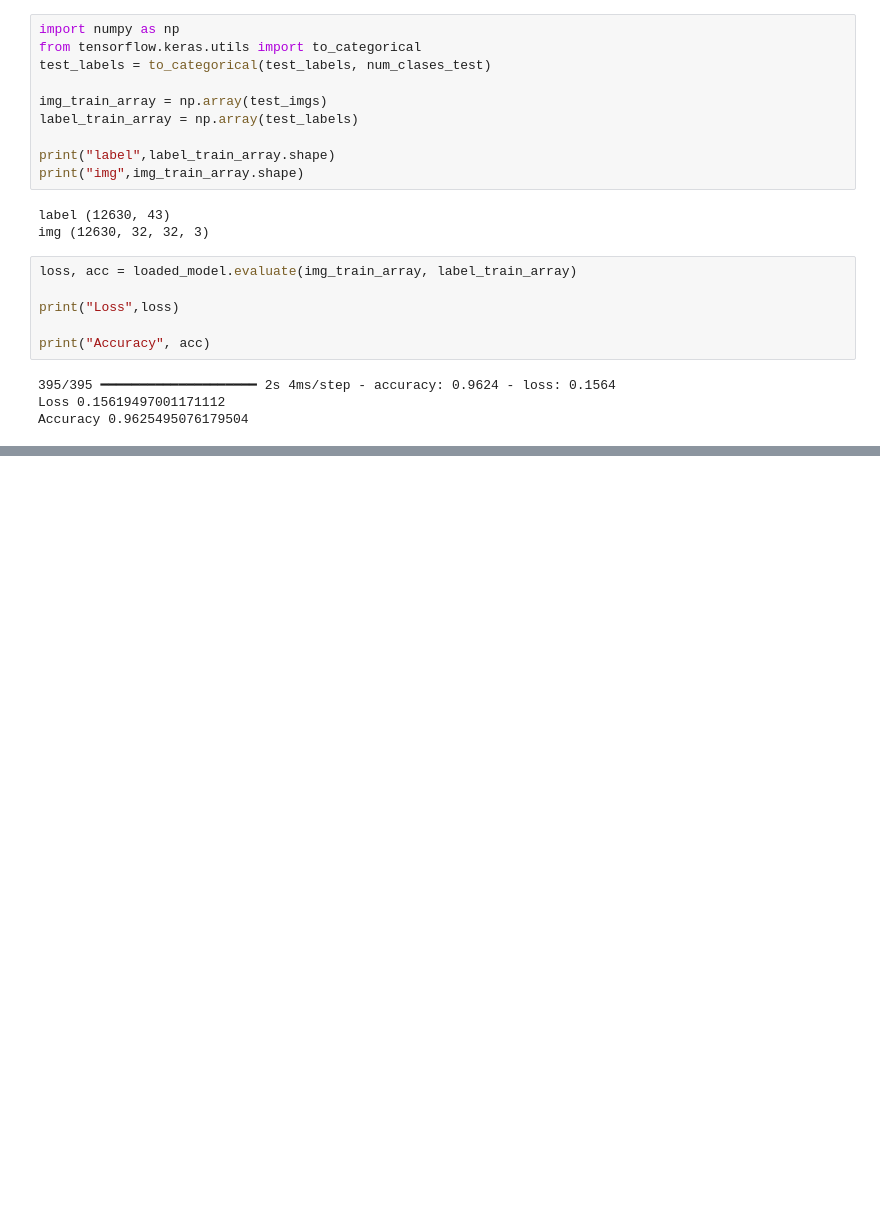
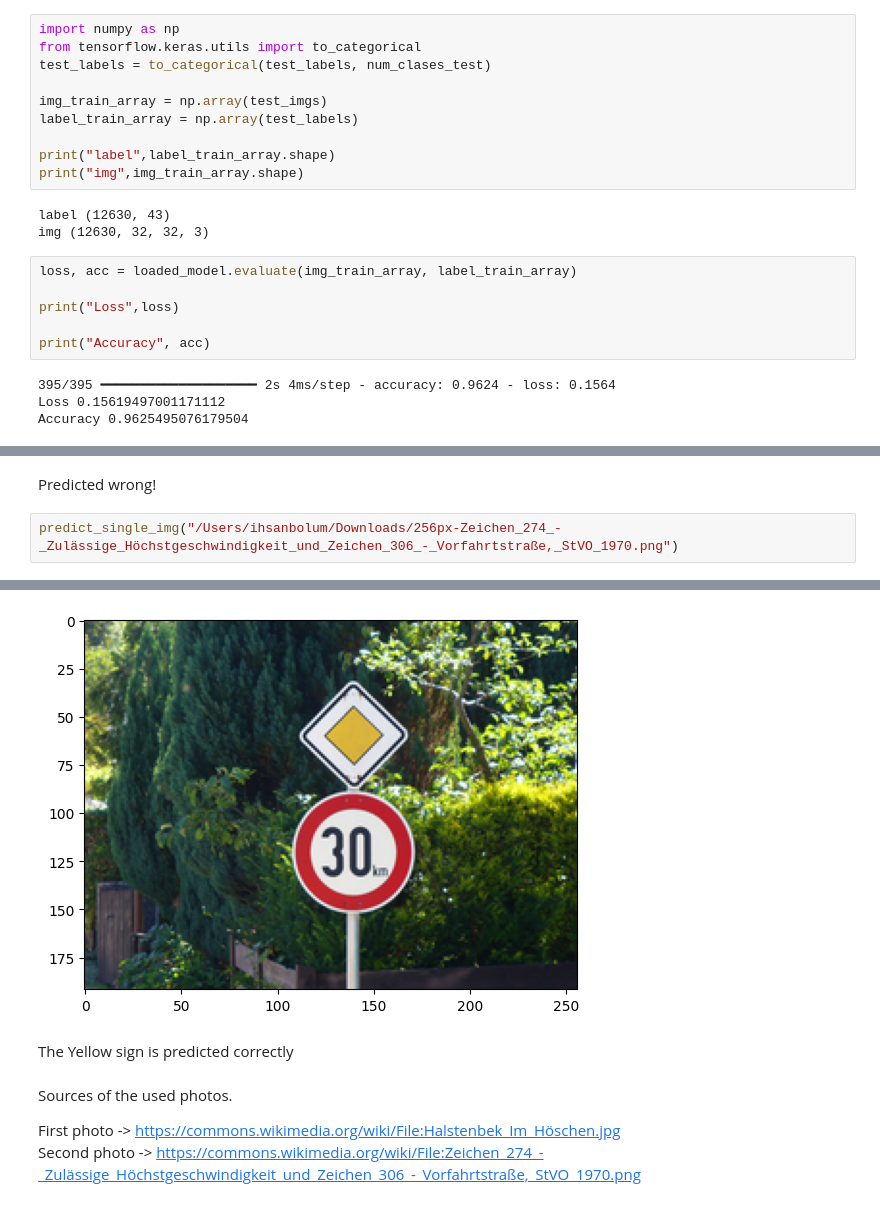
Before and after one commit to ichzann/German-Traffic-Sign-Recognition-CNN, a Jupyter notebook: Ml_Traffic_signs.ipynb, the cells around one changed output, grey strips where cells are left out. Saved outputs shown, nothing was run; the diff lists cells and outputs as text; blank space fills up the shorter version.

```diff
--- a/Ml_Traffic_signs.ipynb
+++ b/Ml_Traffic_signs.ipynb
@@ -243,0 +262,5 @@ Accuracy 0.9625495076179504
+# %% [markdown]
+Predicted wrong!
+# %%
+predict_single_img("/Users/ihsanbolum/Downloads/256px-Zeichen_274_-_Zulässige_Höchstgeschwindigkeit_und_Zeichen_306_-_Vorfahrtstraße,_StVO_1970.png")
+# %% [output]
@@ -243,0 +269,8 @@ Accuracy 0.9625495076179504
+[figure, added]
+# %% [markdown]
+The Yellow sign is predicted correctly
+# %% [markdown]
+Sources of the used photos.
+
+First photo -> https://commons.wikimedia.org/wiki/File:Halstenbek_Im_Höschen.jpg
+Second photo -> https://commons.wikimedia.org/wiki/File:Zeichen_274_-_Zulässige_Höchstgeschwindigkeit_und_Zeichen_306_-_Vorfahrtstraße,_StVO_1970.png
```
Also changed, not shown: parts of 4 cells of this notebook.
